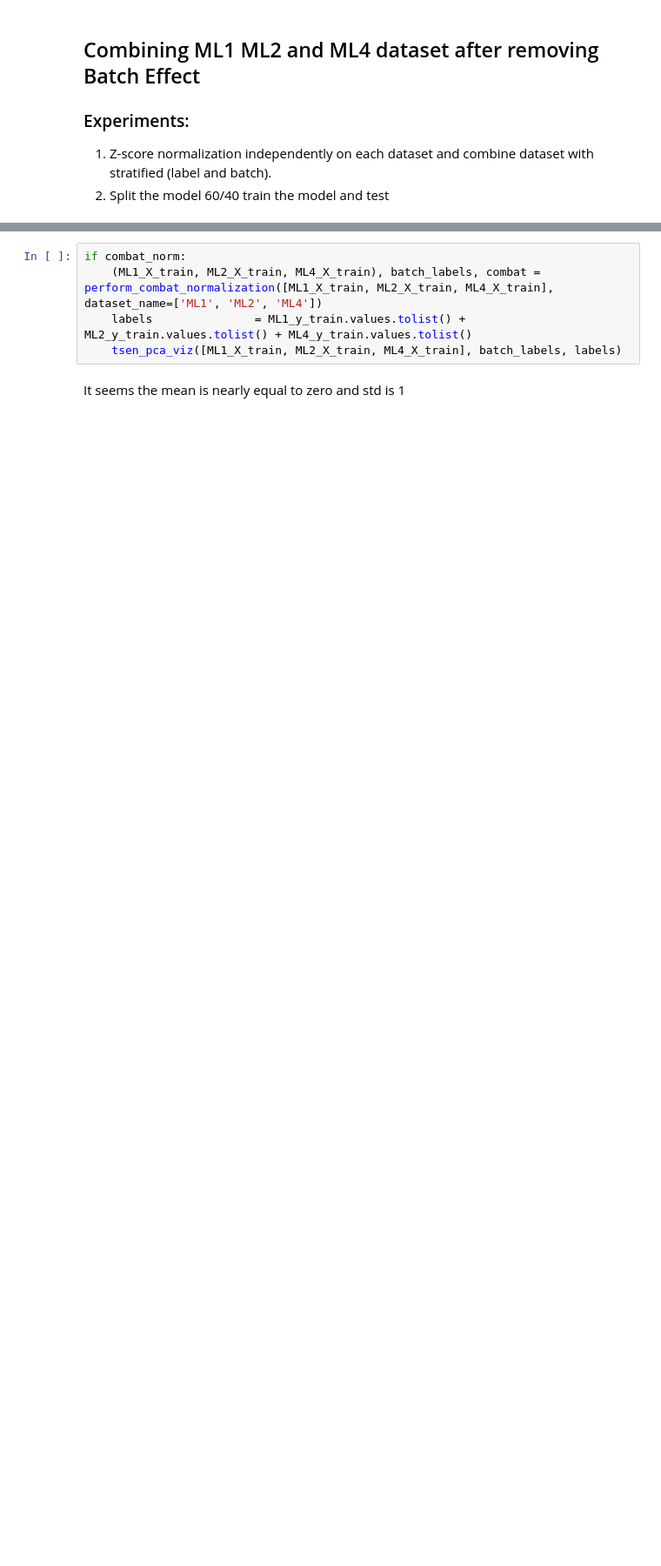
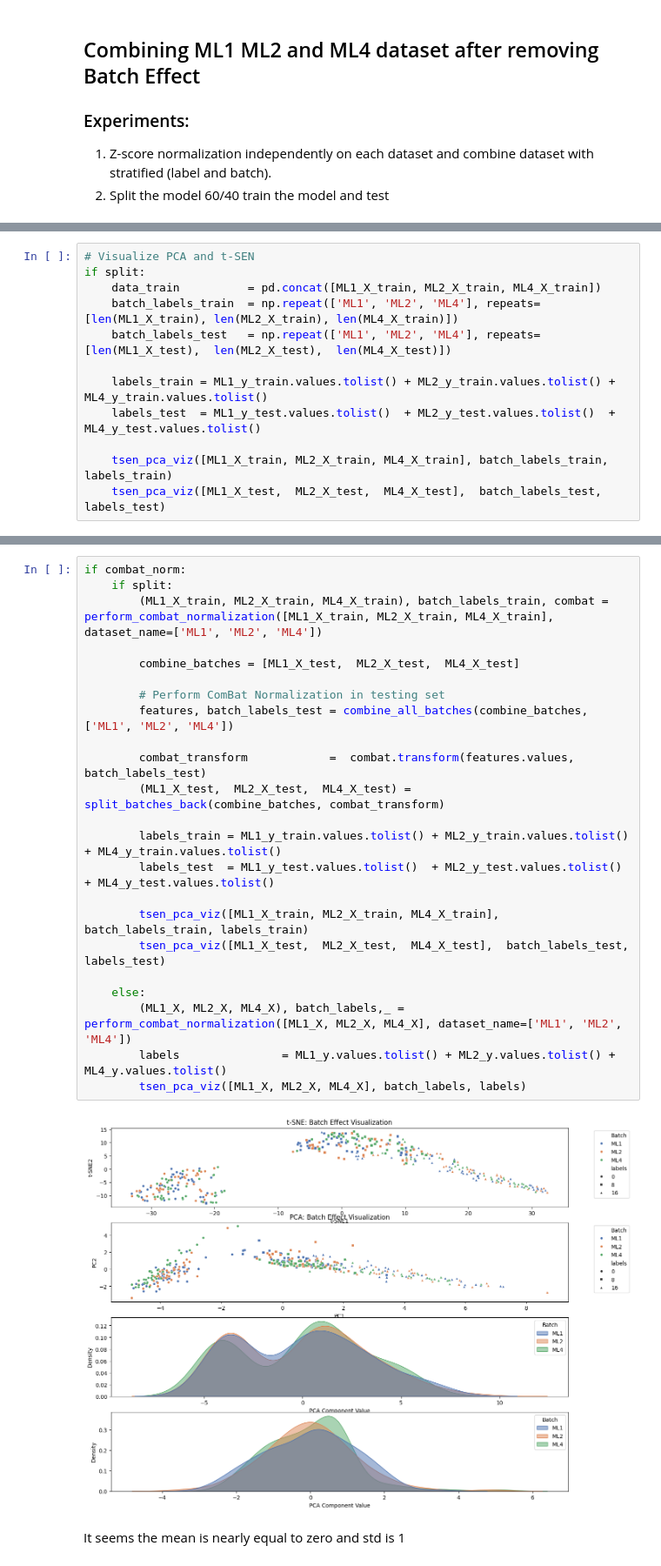
Before and after one commit to ramseylab/vgramreg, a Jupyter notebook: notebooks/Combine_ML1_ML2_ML4 dataset.ipynb, the cells around one changed output, grey strips where cells are left out. Shown at 87% size. Drawn from its saved outputs; the diff is of its cells as text; blank space fills up the shorter version.

```diff
--- a/notebooks/Combine_ML1_ML2_ML4 dataset.ipynb
+++ b/notebooks/Combine_ML1_ML2_ML4 dataset.ipynb
@@ -58,0 +49,12 @@ Testing {0: 15, 8: 16, 16: 15}
+# %%
+# Visualize PCA and t-SEN
+if split:
+    data_train          = pd.concat([ML1_X_train, ML2_X_train, ML4_X_train])
+    batch_labels_train  = np.repeat(['ML1', 'ML2', 'ML4'], repeats= [len(ML1_X_train), len(ML2_X_train), len(ML4_X_train)])
+    batch_labels_test   = np.repeat(['ML1', 'ML2', 'ML4'], repeats= [len(ML1_X_test),  len(ML2_X_test),  len(ML4_X_test)])
+
+    labels_train = ML1_y_train.values.tolist() + ML2_y_train.values.tolist() + ML4_y_train.values.tolist()
+    labels_test  = ML1_y_test.values.tolist()  + ML2_y_test.values.tolist()  + ML4_y_test.values.tolist()
+
+    tsen_pca_viz([ML1_X_train, ML2_X_train, ML4_X_train], batch_labels_train, labels_train)
+    tsen_pca_viz([ML1_X_test,  ML2_X_test,  ML4_X_test],  batch_labels_test,  labels_test)
@@ -77,8 +90,28 @@ df
 # %%
 if combat_norm:
-    (ML1_X_train, ML2_X_train, ML4_X_train), batch_labels, combat = perform_combat_normalization([ML1_X_train, ML2_X_train, ML4_X_train], dataset_name=['ML1', 'ML2', 'ML4'])
-    labels               = ML1_y_train.values.tolist() + ML2_y_train.values.tolist() + ML4_y_train.values.tolist()
-    tsen_pca_viz([ML1_X_train, ML2_X_train, ML4_X_train], batch_labels, labels)
+    if split:
+        (ML1_X_train, ML2_X_train, ML4_X_train), batch_labels_train, combat = perform_combat_normalization([ML1_X_train, ML2_X_train, ML4_X_train], dataset_name=['ML1', 'ML2', 'ML4'])
+
+        combine_batches = [ML1_X_test,  ML2_X_test,  ML4_X_test]
+
+        # Perform ComBat Normalization in testing set
+        features, batch_labels_test = combine_all_batches(combine_batches, ['ML1', 'ML2', 'ML4'])
+
+        combat_transform            =  combat.transform(features.values, batch_labels_test)
+        (ML1_X_test,  ML2_X_test,  ML4_X_test) = split_batches_back(combine_batches, combat_transform)
+
+        labels_train = ML1_y_train.values.tolist() + ML2_y_train.values.tolist() + ML4_y_train.values.tolist()
+        labels_test  = ML1_y_test.values.tolist()  + ML2_y_test.values.tolist()  + ML4_y_test.values.tolist()
+
+        tsen_pca_viz([ML1_X_train, ML2_X_train, ML4_X_train], batch_labels_train, labels_train)
+        tsen_pca_viz([ML1_X_test,  ML2_X_test,  ML4_X_test],  batch_labels_test, labels_test)
+
+    else:
+        (ML1_X, ML2_X, ML4_X), batch_labels,_ = perform_combat_normalization([ML1_X, ML2_X, ML4_X], dataset_name=['ML1', 'ML2', 'ML4'])
+        labels               = ML1_y.values.tolist() + ML2_y.values.tolist() + ML4_y.values.tolist()
+        tsen_pca_viz([ML1_X, ML2_X, ML4_X], batch_labels, labels)
+# %% [output]
+[figure, added]
 # %% [markdown]
 It seems the mean is nearly equal to zero and std is 1
 # %%
```
Also changed, not shown: parts of 8 cells of this notebook, 5 other files.
